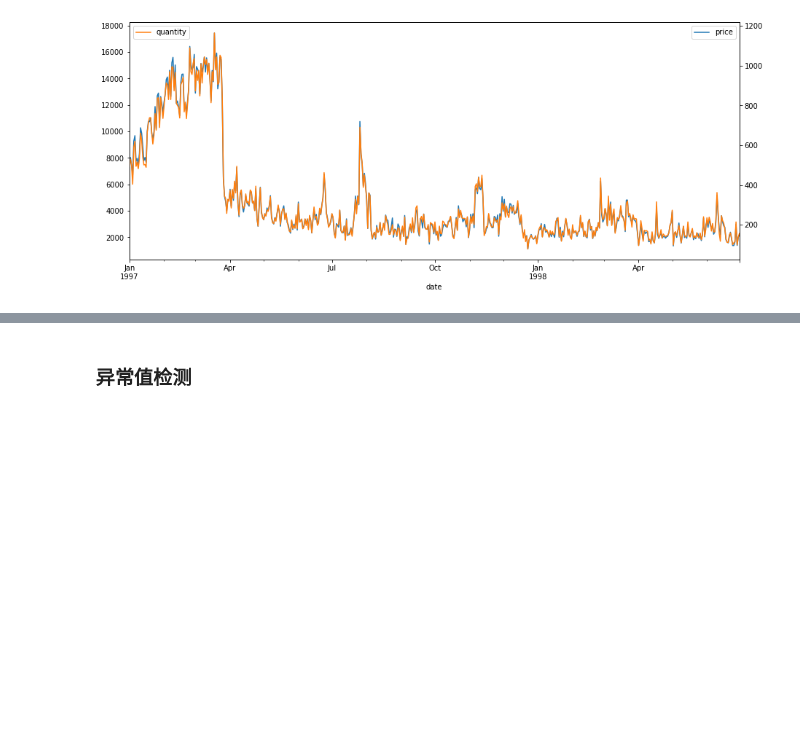
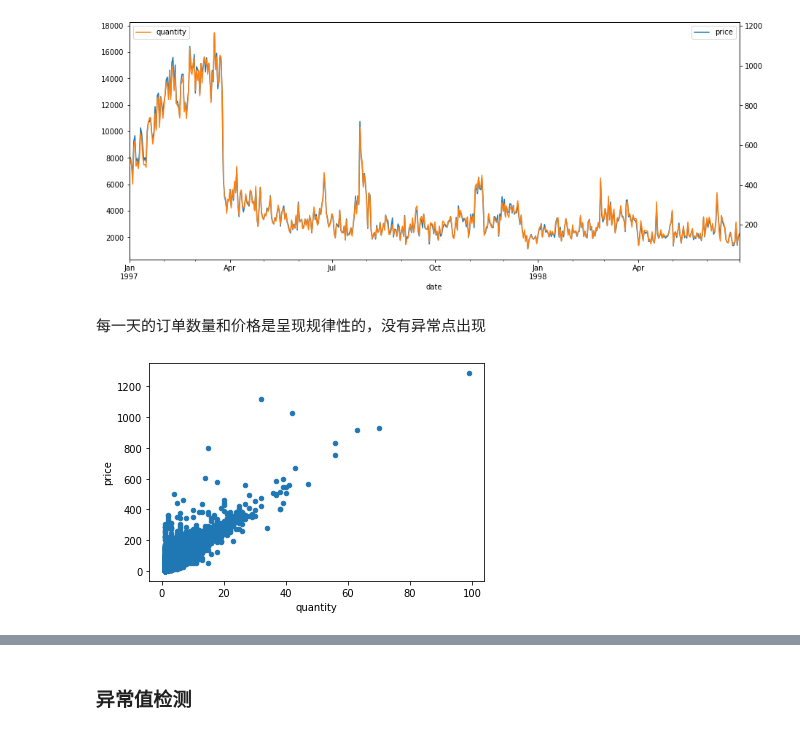
Before and after one commit to taicaile/study_notes, a Jupyter notebook: 008_PythonForDataAnalysis/Exercises/CDNOW用户数据分析/CDNOW用户数据分析.ipynb, the cells around one changed output, grey strips where cells are left out. Saved outputs shown, nothing was run; the diff lists cells and outputs as text; code cells hidden in the pictures; blank space fills up the shorter version.

```diff
--- a/008_PythonForDataAnalysis/Exercises/CDNOW用户数据分析/CDNOW用户数据分析.ipynb
+++ b/008_PythonForDataAnalysis/Exercises/CDNOW用户数据分析/CDNOW用户数据分析.ipynb
@@ -91,3 +106,11 @@ ax2.legend(loc=2)
 plt.show()
 # %% [output]
 [figure]
+# %% [markdown]
+每一天的订单数量和价格是呈现规律性的，没有异常点出现
+# %%
+# 订单和消费金额散点图
+cdNow.plot.scatter(x='quantity',y='price')
+plt.show()
+# %% [output]
+[figure, added]
```
Also changed, not shown: parts of 44 cells of this notebook.
